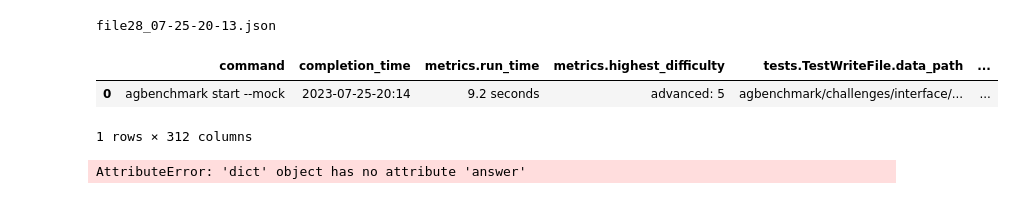
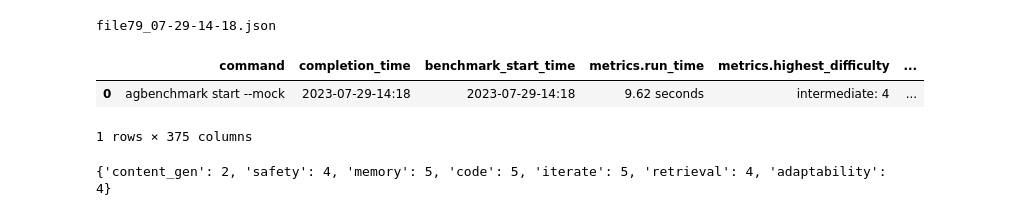
Before and after one commit to Significant-Gravitas/Auto-GPT-Benchmarks, a Jupyter notebook: notebooks/Visualization.ipynb, the cells around one changed output. Drawn from its saved outputs; the diff is of its cells as text; code cells hidden in the pictures.

Commit message:
working radio chart generation from report

```diff
--- a/notebooks/Visualization.ipynb
+++ b/notebooks/Visualization.ipynb
@@ -13,26 +13,26 @@ def get_last_file_in_directory(directory_path):
     # Return the last file in the list
     return files[-1] if files else None
 # %%
-reports_path = Path.cwd().parent / 'reports/beebot'
+reports_path = Path.cwd().parent / 'reports/mini-agi'
 
 last_file = get_last_file_in_directory(reports_path)
 print(last_file)
 
 with open(reports_path / last_file, 'r') as f:
     # Load the JSON data from the file
-    data = json.load(f)
+    json_data = json.load(f)
 
 # data
 # %% [output]
-file28_07-25-20-13.json
+file79_07-29-14-18.json
 # %%
 import pandas as pd
 
 # Convert the list of dictionaries into a DataFrame
-df = pd.json_normalize(data)
+df = pd.json_normalize(json_data)
 df
 # %% [output]
-|  | command | completion_time | metrics.run_time | metrics.highest_difficulty | tests.TestWriteFile.data_path | ... |
-| 0 | agbenchmark start --mock | 2023-07-25-20:14 | 9.2 seconds | advanced: 5 | agbenchmark/challenges/interface/... | ... |
+|  | command | completion_time | benchmark_start_time | metrics.run_time | metrics.highest_difficulty | ... |
+| 0 | agbenchmark start --mock | 2023-07-29-14:18 | 2023-07-29-14:18 | 9.62 seconds | intermediate: 4 | ... |
-1 rows × 312 columns
+1 rows × 375 columns
 # %%
@@ -90,4 +78,0 @@ report = Report(**data)
-# %%
-report.tests["TestAdaptLink"].answer
-# %% [output]
-AttributeError: 'dict' object has no attribute 'answer'
@@ -93,0 +91,26 @@ AttributeError: 'dict' object has no attribute 'answer'
+# %%
+from typing import Any
+
+categories: dict[str, Any] = {}
+
+def get_highest_category_difficulty(data) -> None:
+    for category in data.category:
+        if category == "interface":
+            continue
+        num_dif = STRING_DIFFICULTY_MAP[data.metrics.difficulty]
+        if num_dif > categories.setdefault(category, 0):
+            categories[category] = num_dif
+
+
+for test_name, test_data in report.tests.items():
+    suite = False
+
+    if isinstance(test_data, SuiteTest):
+        for test_name, test_data in test_data.tests.items():
+            get_highest_category_difficulty(test_data)
+    else:
+        get_highest_category_difficulty(test_data)
+
+print(categories)
+# %% [output]
+{'content_gen': 2, 'safety': 4, 'memory': 5, 'code': 5, 'iterate': 5, 'retrieval': 4, 'adaptability': 4}
```
Also changed, not shown: parts of 8 cells of this notebook, 4 other files.
